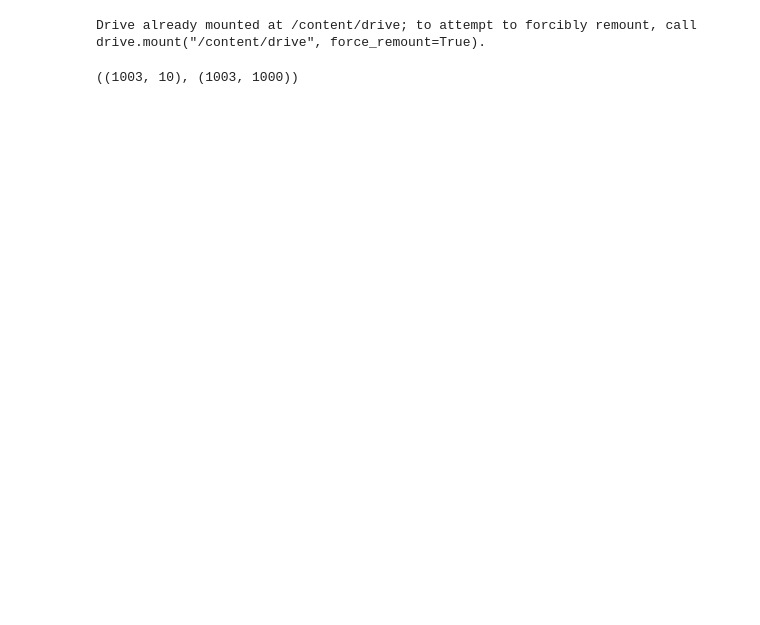
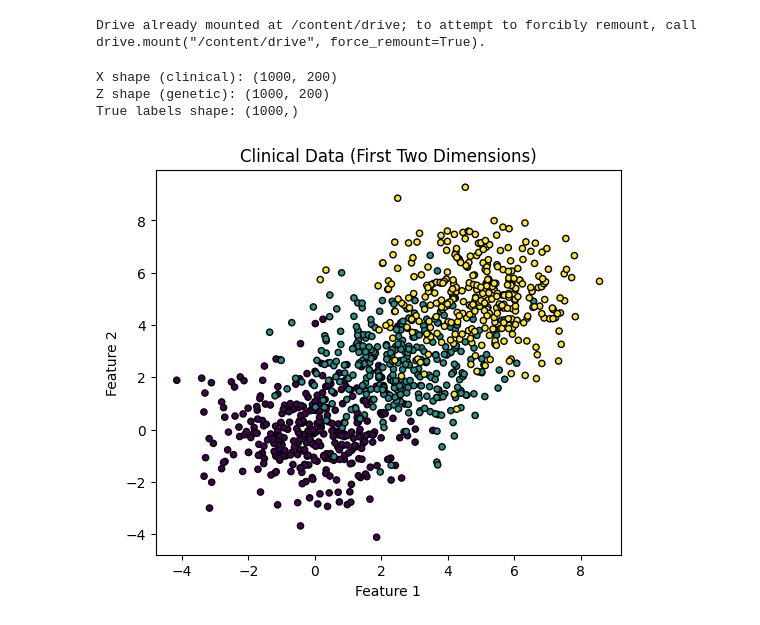
Before and after one commit to faizanmalikk/MultiView-Clustering, a Jupyter notebook: code.ipynb, the cells around one changed output. Cells and saved outputs as stored; diff of their text form; code cells hidden in the pictures; blank space fills up the shorter version.

```diff
--- a/code.ipynb
+++ b/code.ipynb
@@ -24,4 +13,11 @@ true_labels = np.argmax(subtype_assign.values, axis=1)
-# %%
-X.shape, Z.shape
-# %% [output]
-((1003, 10), (1003, 1000))
+# %%
+np.random.seed(42)
+K = 3  # Number of clusters
+
+# Define cluster sizes that sum to 1000
+cluster_counts = [334, 333, 333]  # Total = 1000
+total_n = sum(cluster_counts)
+
+d_total = 200            # Total number of features
+d_info = 120             # Number of informative features
+d_noise = d_total - d_info  # Number of noise features
@@ -27,0 +52,5 @@ X.shape, Z.shape
+# %%
+# Create Synthetic Subtype Assignments (One-Hot)
+subtype_assign = np.zeros((total_n, K))
+subtype_assign[np.arange(total_n), true_labels_array] = 1
+df_subtype_assign = pd.DataFrame(subtype_assign, columns=[f'Cluster_{i}' for i in range(K)])
@@ -28,3 +86,25 @@ X.shape, Z.shape
+# %%
+
+X = df_clinical.iloc[:, :-1].values
+Z = (df_genetic.iloc[:, 4:].T).values
+true_labels = np.argmax(df_subtype_assign.values, axis=1)
+
+print("X shape (clinical):", X.shape)
+print("Z shape (genetic):", Z.shape)
+print("True labels shape:", true_labels.shape)
+
+#First two dimensions of the clinical data
+plt.figure(figsize=(6, 5))
+plt.scatter(X[:, 0], X[:, 1], c=true_labels, cmap='viridis', edgecolor='k', s=20)
+plt.title('Clinical Data (First Two Dimensions)')
+plt.xlabel('Feature 1')
+plt.ylabel('Feature 2')
+plt.show()
+# %% [output]
+X shape (clinical): (1000, 200)
+Z shape (genetic): (1000, 200)
+True labels shape: (1000,)
+[figure, added]
 # %%
 scalerX = StandardScaler()
 X_scaled = scalerX.fit_transform(X)
```
Also changed, not shown: parts of 11 cells of this notebook.
